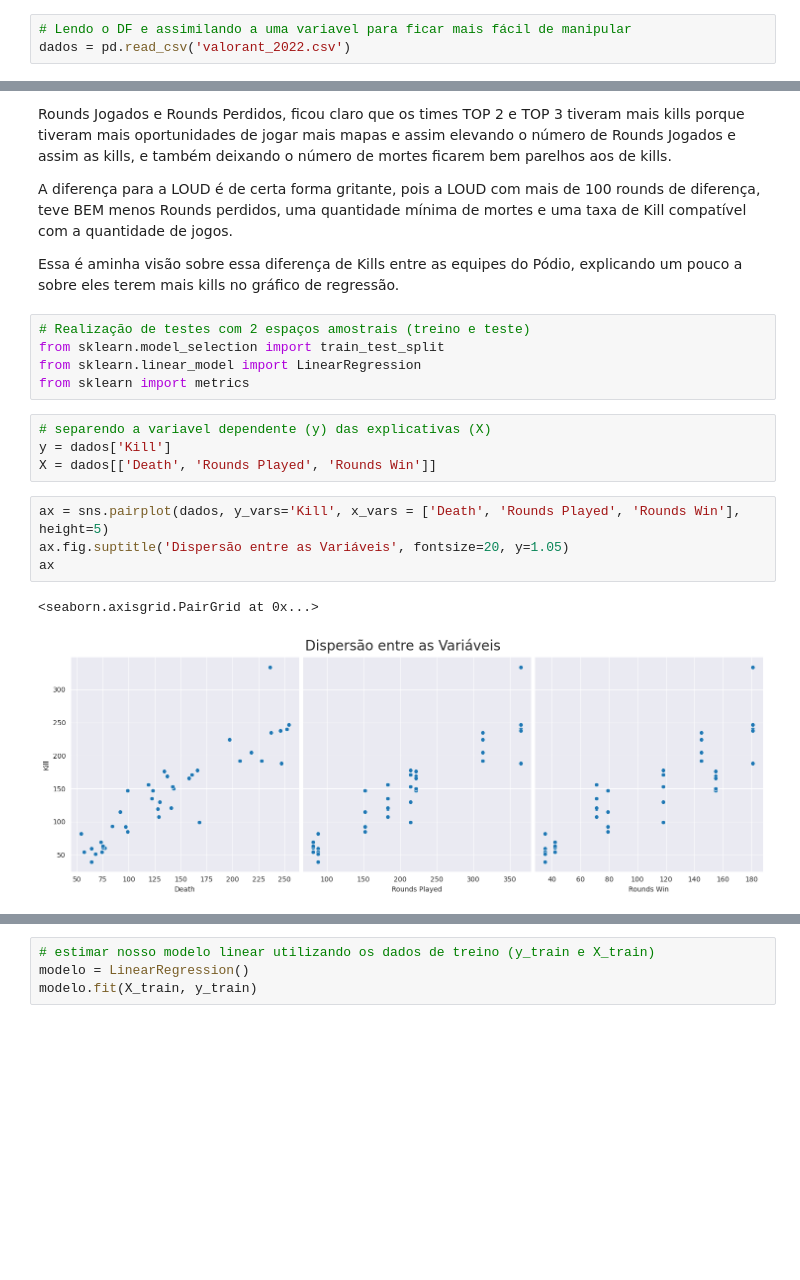
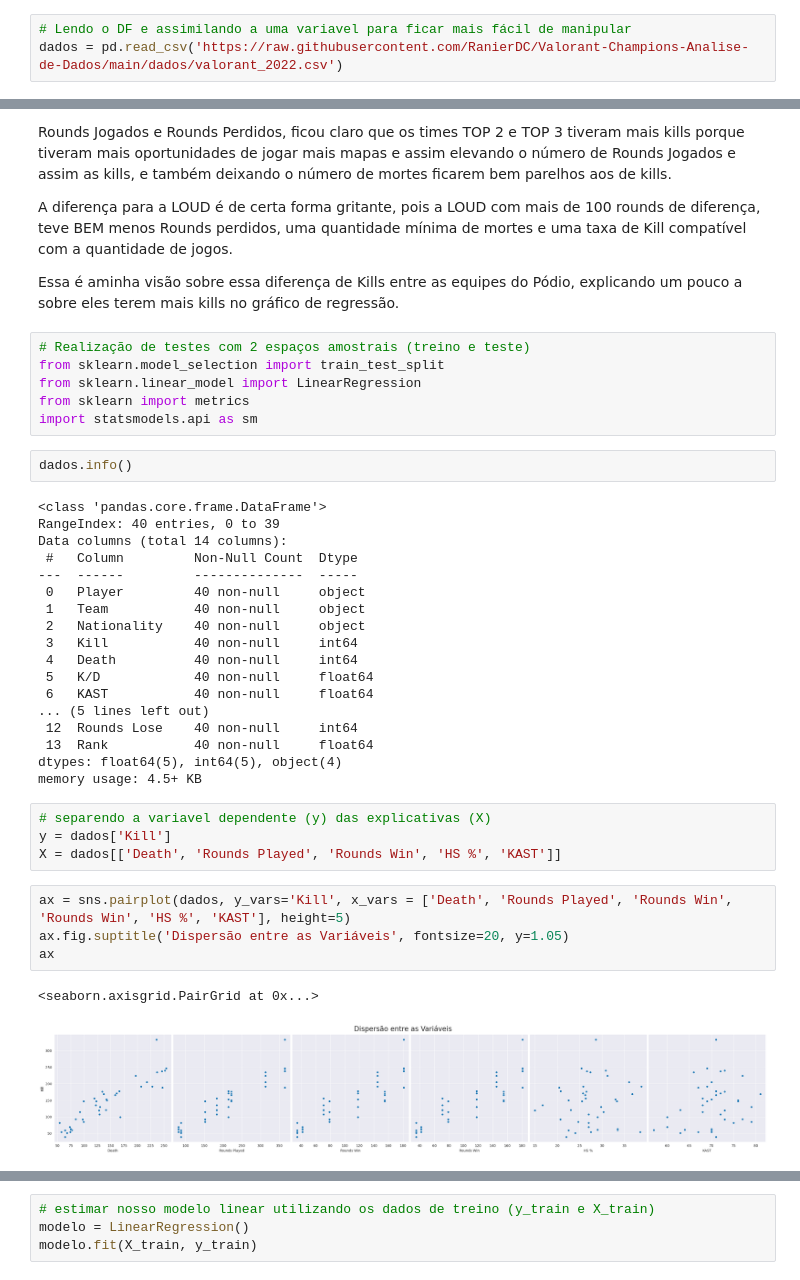
Before and after one commit to RanierDC/Valorant-Champions-Analise-de-Dados, a Jupyter notebook: Análise_de_Dados_Valorant_Champions_2022.ipynb, the cells around one changed output, grey strips where cells are left out. Cells and saved outputs as stored; diff of their text form; blank space fills up the shorter version.

```diff
--- a/Análise_de_Dados_Valorant_Champions_2022.ipynb
+++ b/Análise_de_Dados_Valorant_Champions_2022.ipynb
@@ -7,7 +7,7 @@ import seaborn as sns
 ## Análise Rápida dos Dados
 # %%
 # Lendo o DF e assimilando a uma variavel para ficar mais fácil de manipular
-dados = pd.read_csv('valorant_2022.csv')
+dados = pd.read_csv('https://raw.githubusercontent.com/RanierDC/Valorant-Champions-Analise-de-Dados/main/dados/valorant_2022.csv')
 # %%
 # Conhecendo um pouco sobre os dados do DF
 dados.head(19)
@@ -412,16 +412,37 @@ Essa é aminha visão sobre essa diferença de Kills entre as equipes do Pódio,
 from sklearn.model_selection import train_test_split
 from sklearn.linear_model import LinearRegression
 from sklearn import metrics
+import statsmodels.api as sm
+# %%
+dados.info()
+# %% [output]
+<class 'pandas.core.frame.DataFrame'>
+RangeIndex: 40 entries, 0 to 39
+Data columns (total 14 columns):
+ #   Column         Non-Null Count  Dtype
+---  ------         --------------  -----
+ 0   Player         40 non-null     object
+ 1   Team           40 non-null     object
+ 2   Nationality    40 non-null     object
+ 3   Kill           40 non-null     int64
+ 4   Death          40 non-null     int64
+ 5   K/D            40 non-null     float64
+ 6   KAST           40 non-null     float64
+... (5 lines left out)
+ 12  Rounds Lose    40 non-null     int64
+ 13  Rank           40 non-null     float64
+dtypes: float64(5), int64(5), object(4)
+memory usage: 4.5+ KB
 # %%
 # separendo a variavel dependente (y) das explicativas (X)
 y = dados['Kill']
-X = dados[['Death', 'Rounds Played', 'Rounds Win']]
+X = dados[['Death', 'Rounds Played', 'Rounds Win', 'HS %', 'KAST']]
 # %%
-ax = sns.pairplot(dados, y_vars='Kill', x_vars = ['Death', 'Rounds Played', 'Rounds Win'], height=5)
+ax = sns.pairplot(dados, y_vars='Kill', x_vars = ['Death', 'Rounds Played', 'Rounds Win', 'Rounds Win', 'HS %', 'KAST'], height=5)
 ax.fig.suptitle('Dispersão entre as Variáveis', fontsize=20, y=1.05)
 ax
 # %% [output]
 <seaborn.axisgrid.PairGrid at 0x...>
-[figure, old version]
+[figure, new version]
 # %%
 # separando os espaços amostrais entre treino e teste
```
Also changed, not shown: parts of 40 cells of this notebook.
